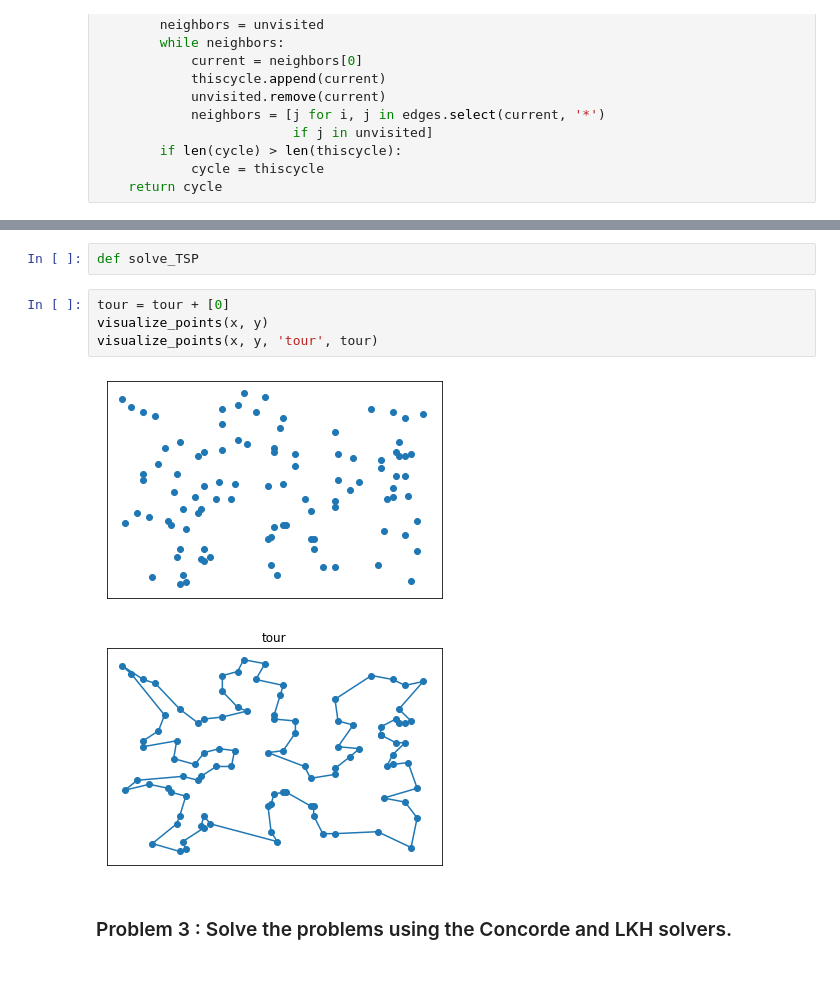
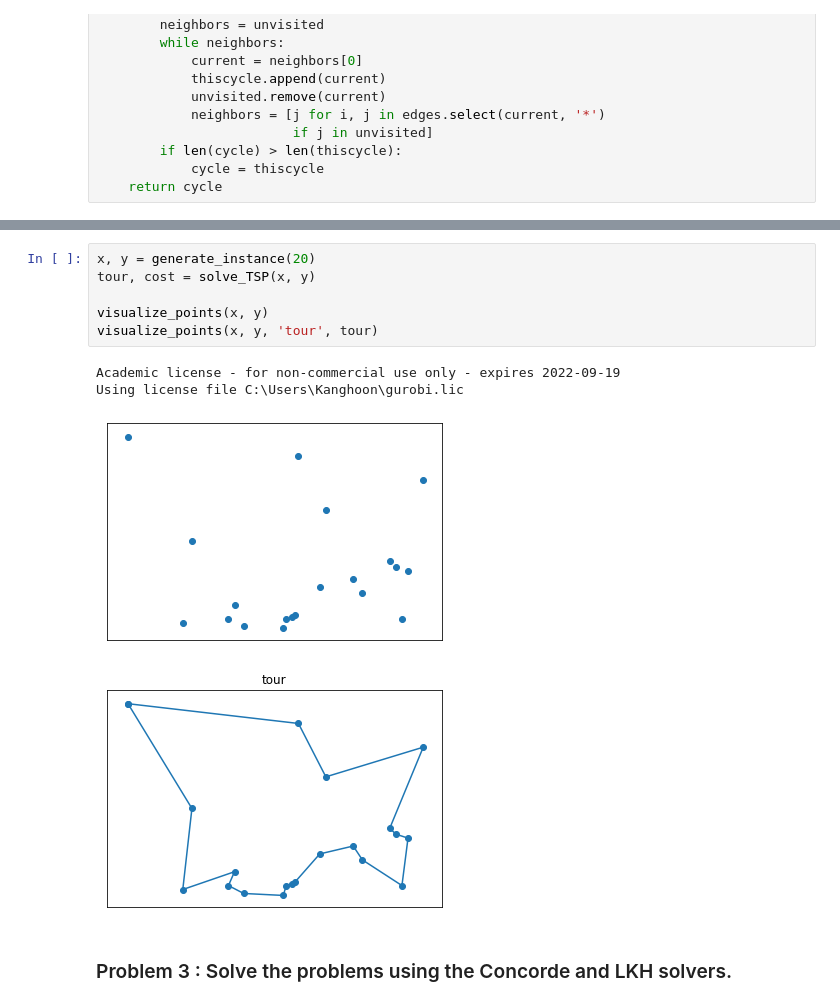
Before and after one commit to leehoon7/IE801, a Jupyter notebook: HW2.ipynb, the cells around one changed output, grey strips where cells are left out. Cells and saved outputs as stored; diff of their text form; blank space fills up the shorter version.

```diff
--- a/HW2.ipynb
+++ b/HW2.ipynb
@@ -142,11 +135,13 @@ Optimal cost: 741.299
-# %%
-def solve_TSP
 # %%
-tour = tour + [0]
+x, y = generate_instance(20)
+tour, cost = solve_TSP(x, y)
+
 visualize_points(x, y)
 visualize_points(x, y, 'tour', tour)
 # %% [output]
+Academic license - for non-commercial use only - expires 2022-09-19
+Using license file C:\Users\Kanghoon\gurobi.lic
-[figure, old version]
+[figure, new version]
-[figure, old version]
+[figure, new version]
 # %% [markdown]
 ### Problem 3 : Solve the problems using the Concorde and LKH solvers.
```
Also changed, not shown: parts of 2 cells of this notebook.
